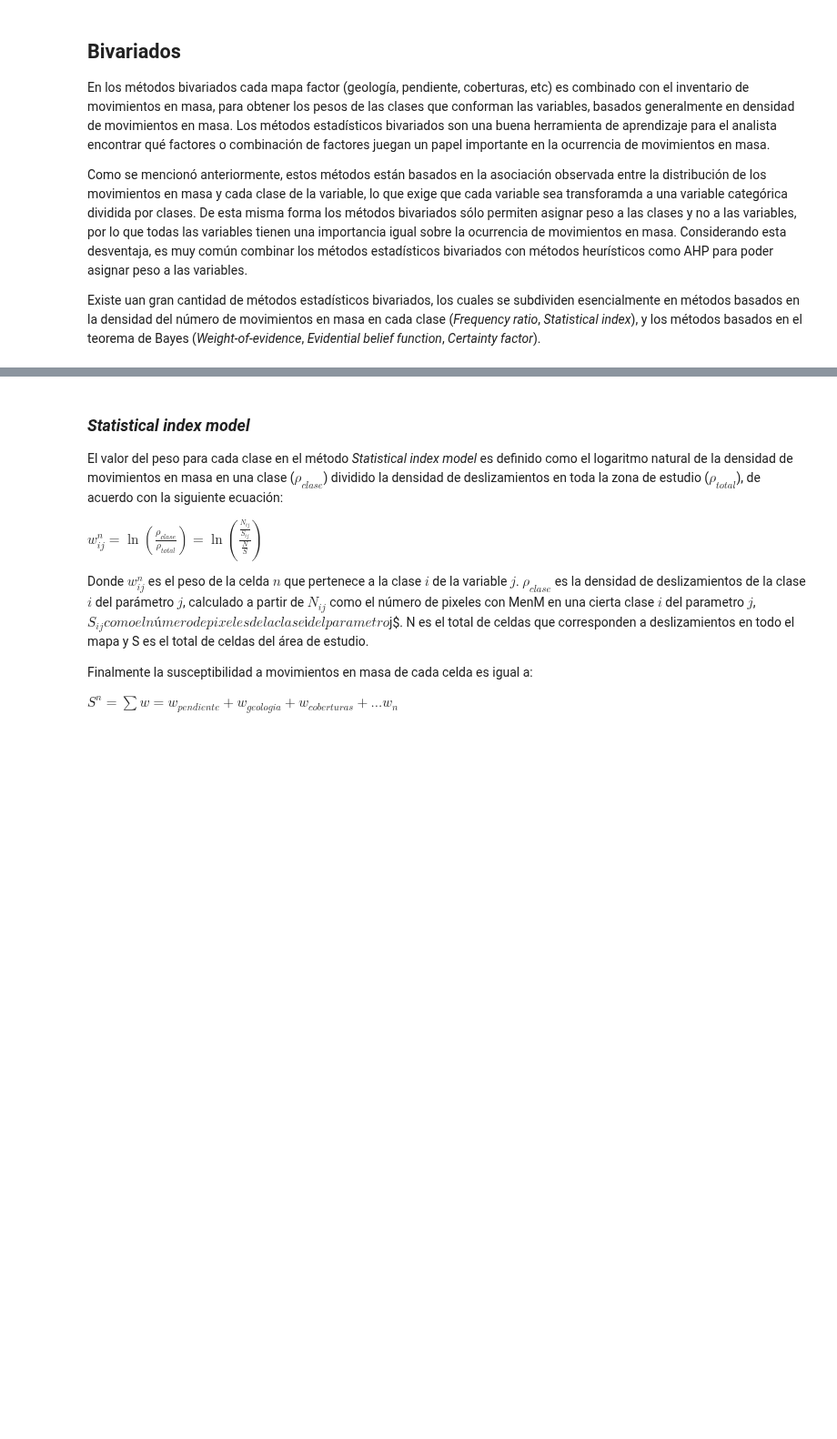
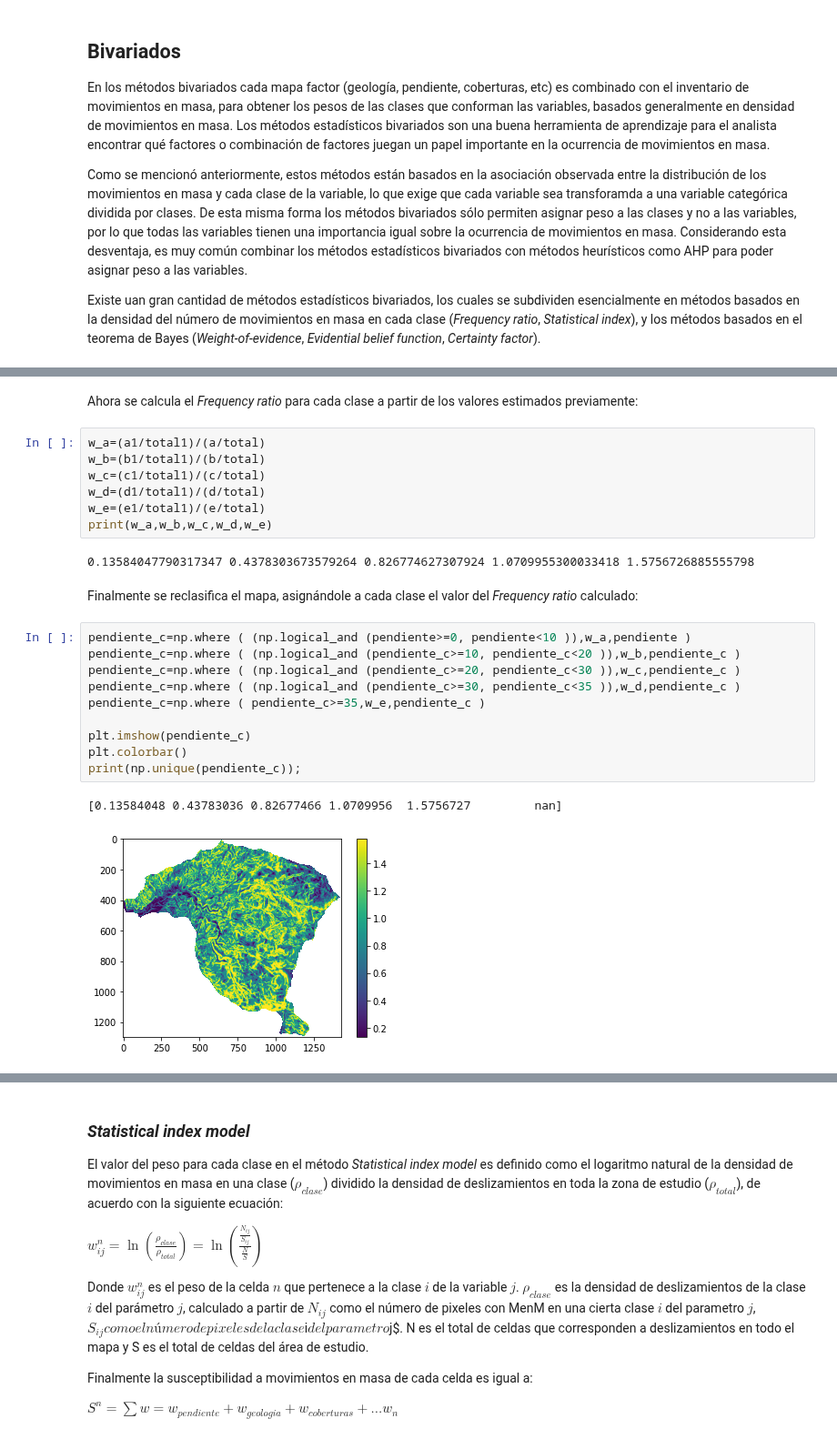
Before and after one commit to edieraristizabal/Libro_cartoGeotecnia, a Jupyter notebook: _sources/08_bivariado.ipynb, the cells around one changed output, grey strips where cells are left out. Shown at 91% size. Drawn from its saved outputs; the diff is of its cells as text; blank space fills up the shorter version.

```diff
--- a/_sources/08_bivariado.ipynb
+++ b/_sources/08_bivariado.ipynb
@@ -30,0 +131,26 @@ Método de *Frequency ratio*. Tomado de Suh et al. (2015)
+# %% [markdown]
+Ahora se calcula el *Frequency ratio* para cada clase a partir de los valores estimados previamente:
+# %%
+w_a=(a1/total1)/(a/total)
+w_b=(b1/total1)/(b/total)
+w_c=(c1/total1)/(c/total)
+w_d=(d1/total1)/(d/total)
+w_e=(e1/total1)/(e/total)
+print(w_a,w_b,w_c,w_d,w_e)
+# %% [output]
+0.13584047790317347 0.4378303673579264 0.826774627307924 1.0709955300033418 1.5756726885555798
+# %% [markdown]
+Finalmente se reclasifica el mapa, asignándole a cada clase el valor del *Frequency ratio* calculado:
+# %%
+pendiente_c=np.where ( (np.logical_and (pendiente>=0, pendiente<10 )),w_a,pendiente )
+pendiente_c=np.where ( (np.logical_and (pendiente_c>=10, pendiente_c<20 )),w_b,pendiente_c )
+pendiente_c=np.where ( (np.logical_and (pendiente_c>=20, pendiente_c<30 )),w_c,pendiente_c )
+pendiente_c=np.where ( (np.logical_and (pendiente_c>=30, pendiente_c<35 )),w_d,pendiente_c )
+pendiente_c=np.where ( pendiente_c>=35,w_e,pendiente_c )
+
+plt.imshow(pendiente_c)
+plt.colorbar()
+print(np.unique(pendiente_c));
+# %% [output]
+[0.13584048 0.43783036 0.82677466 1.0709956  1.5756727         nan]
+[figure, added]
```
Also changed, not shown: parts of 37 cells of this notebook, 17 other files.
